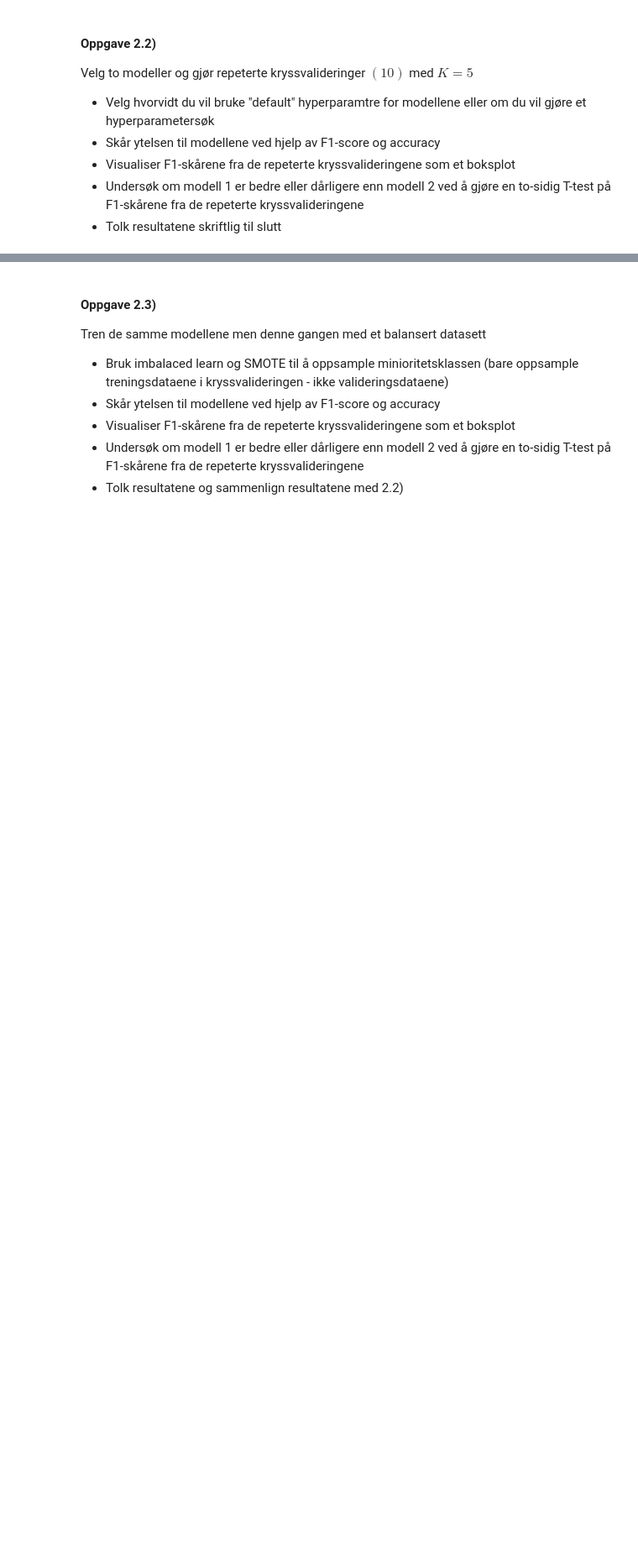
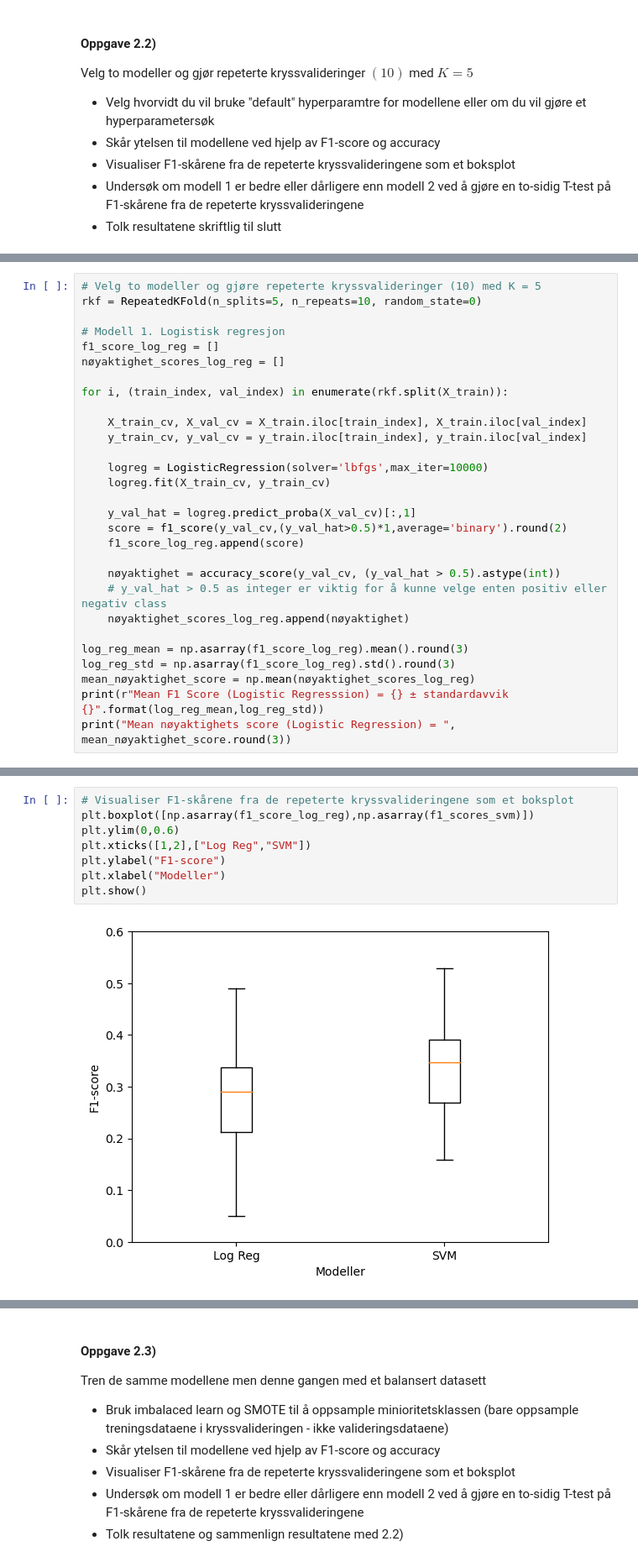
Before and after one commit to Bsingstad/DMBA-ML, a Jupyter notebook: Oblig 2/Oppgave 2.ipynb, the cells around one changed output, grey strips where cells are left out. Shown at 84% size. Saved outputs shown, nothing was run; the diff lists cells and outputs as text; blank space fills up the shorter version.

```diff
--- a/Oblig 2/Oppgave 2.ipynb
+++ b/Oblig 2/Oppgave 2.ipynb
@@ -112,0 +166,29 @@ Velg to modeller og gjør repeterte kryssvalideringer $(10)$ med $K=5$
+# %%
+# Velg to modeller og gjøre repeterte kryssvalideringer (10) med K = 5
+rkf = RepeatedKFold(n_splits=5, n_repeats=10, random_state=0)
+
+# Modell 1. Logistisk regresjon
+f1_score_log_reg = []
+nøyaktighet_scores_log_reg = []
+
+for i, (train_index, val_index) in enumerate(rkf.split(X_train)):
+
+    X_train_cv, X_val_cv = X_train.iloc[train_index], X_train.iloc[val_index]
+    y_train_cv, y_val_cv = y_train.iloc[train_index], y_train.iloc[val_index]
+
+    logreg = LogisticRegression(solver='lbfgs',max_iter=10000)
+    logreg.fit(X_train_cv, y_train_cv)
+
+    y_val_hat = logreg.predict_proba(X_val_cv)[:,1]
+    score = f1_score(y_val_cv,(y_val_hat>0.5)*1,average='binary').round(2)
+    f1_score_log_reg.append(score)
+
+    nøyaktighet = accuracy_score(y_val_cv, (y_val_hat > 0.5).astype(int))
+    # y_val_hat > 0.5 as integer er viktig for å kunne velge enten positiv eller negativ class
+    nøyaktighet_scores_log_reg.append(nøyaktighet)
+
+log_reg_mean = np.asarray(f1_score_log_reg).mean().round(3)
+log_reg_std = np.asarray(f1_score_log_reg).std().round(3)
+mean_nøyaktighet_score = np.mean(nøyaktighet_scores_log_reg)
+print(r"Mean F1 Score (Logistic Regresssion) = {} ± standardavvik {}".format(log_reg_mean,log_reg_std))
+print("Mean nøyaktighets score (Logistic Regression) = ", mean_nøyaktighet_score.round(3))
@@ -112,0 +346,10 @@ Velg to modeller og gjør repeterte kryssvalideringer $(10)$ med $K=5$
+# %%
+# Visualiser F1-skårene fra de repeterte kryssvalideringene som et boksplot
+plt.boxplot([np.asarray(f1_score_log_reg),np.asarray(f1_scores_svm)])
+plt.ylim(0,0.6)
+plt.xticks([1,2],["Log Reg","SVM"])
+plt.ylabel("F1-score")
+plt.xlabel("Modeller")
+plt.show()
+# %% [output]
+[figure, added]
```
Also changed, not shown: parts of 35 cells of this notebook, 6 other files.
